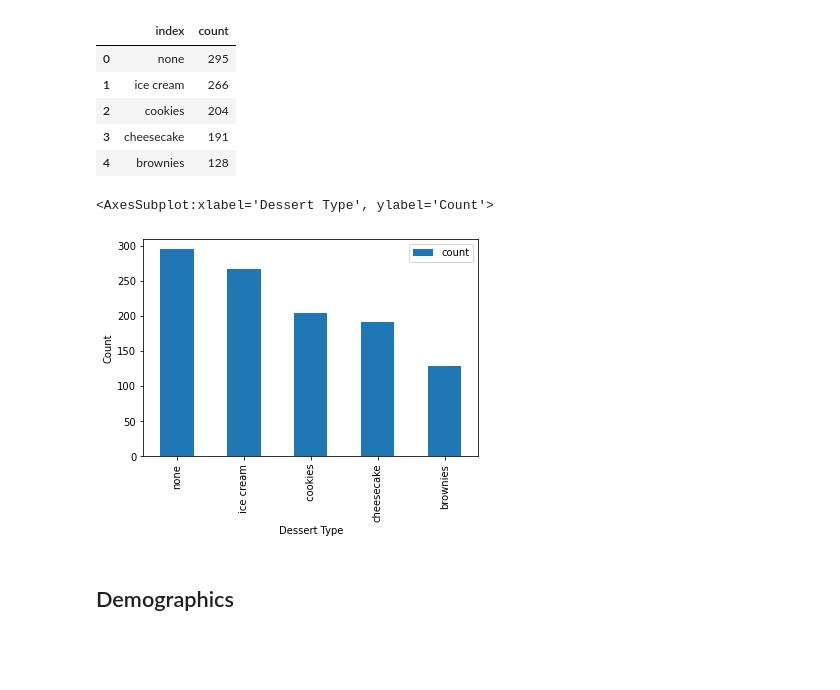
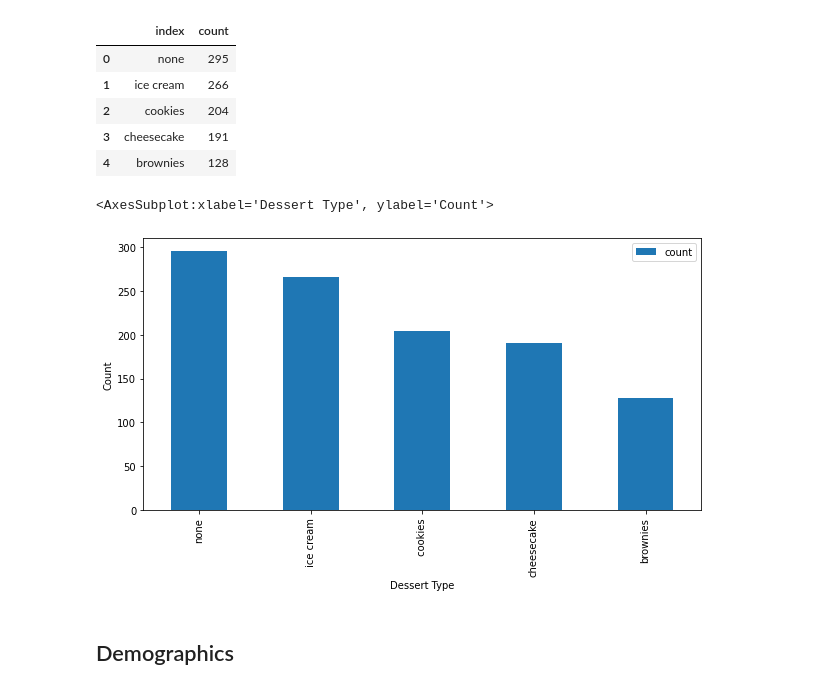
Before and after one commit to aalfiler/AB_caseStudy, a Jupyter notebook: AB_analysis.ipynb, the cells around one changed output. Drawn from its saved outputs; the diff is of its cells as text; code cells hidden in the pictures; blank space fills up the shorter version.

```diff
--- a/AB_analysis.ipynb
+++ b/AB_analysis.ipynb
@@ -190,11 +190,10 @@ dessert
 | 4 | brownies | 128 |
 # %%
 dessert.plot.bar(
-    x="index", y="count", xlabel="Dessert Type", ylabel="Count", rot=90
-)
+    x="index", y="count", xlabel="Dessert Type", ylabel="Count", figsize=(10, 5))
 # %% [output]
 <AxesSubplot:xlabel='Dessert Type', ylabel='Count'>
-[figure, old version]
+[figure, new version]
 # %% [markdown]
 ## Demographics
 # %%
```
Also changed, not shown: parts of 1 cell of this notebook.
